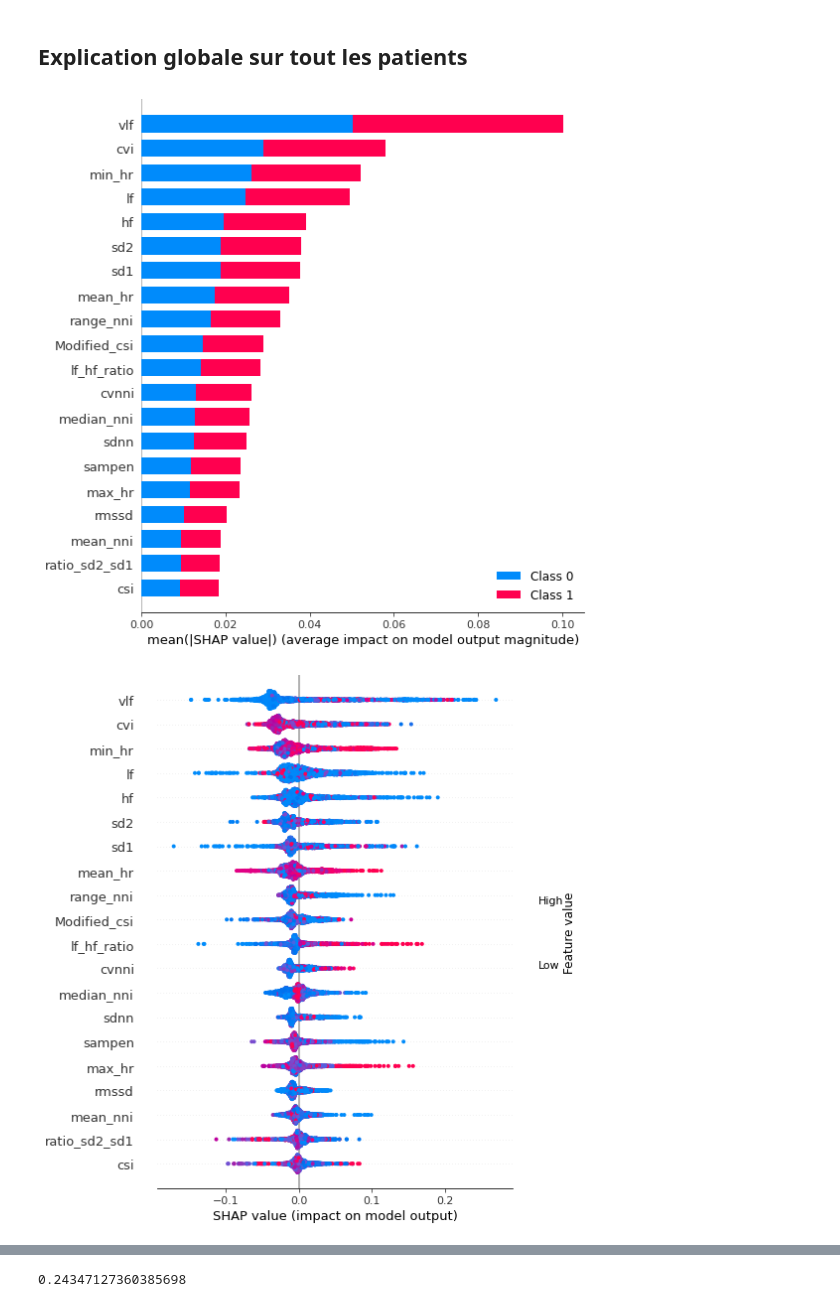
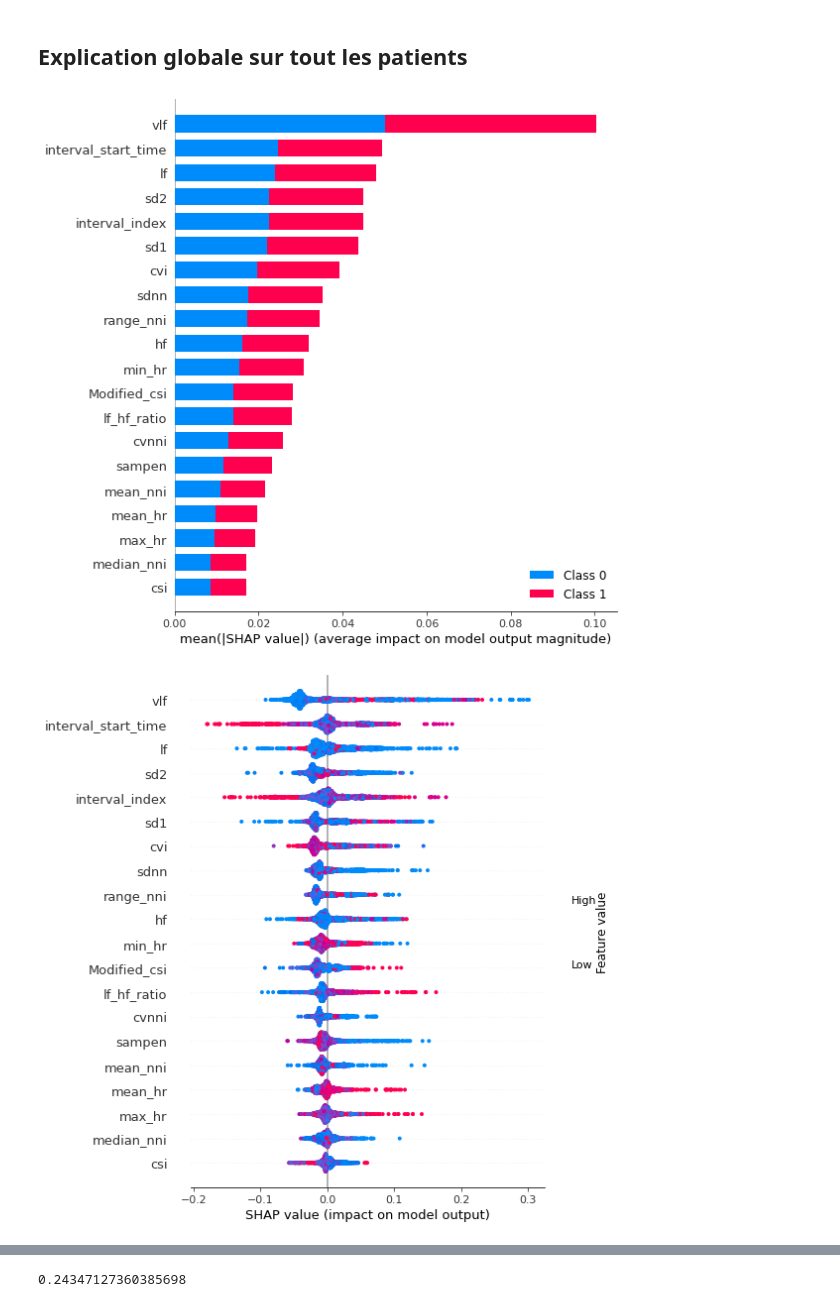
Before and after one commit to adcollin/LIME_SHAP, a Jupyter notebook: essai_SHAP.ipynb, the cells around one changed output, grey strips where cells are left out. Cells and saved outputs as stored; diff of their text form; code cells hidden in the pictures.

```diff
--- a/essai_SHAP.ipynb
+++ b/essai_SHAP.ipynb
@@ -36,19 +52,19 @@ Dropping of nuisance columns in DataFrame reductions (with 'numeric_only=None')
 # %%
-#Split du dataset entre train et test sets
+# Split du dataset entre train et test sets
 from sklearn.model_selection import train_test_split
-train_data, test_data = train_test_split(db, test_size=0.2, random_state =25)
+train_data, test_data = train_test_split(db, test_size=0.2, random_state=25)
 
-#élimination des features n'intervenant pas dans la ^rédiction
-X_train = train_data.drop('label', axis=1).drop('timestamp', axis=1).drop('interval_start_time', axis=1).drop('patient', axis=1)
-X_train = X_train.drop('filename', axis=1).drop('interval_index', axis=1)
-#séparation de la colonne contenant les label
+# élimination des features n'intervenant pas dans la ^rédiction
+X_train = train_data.drop('label', axis=1).drop('timestamp', axis=1).drop('patient', axis=1)
+X_train = X_train.drop('filename', axis=1)
+# séparation de la colonne contenant les label
 y_train = train_data['label']
-X_test = test_data.drop('label', axis=1).drop('timestamp', axis=1).drop('interval_start_time', axis=1).drop('patient', axis=1)
-X_test = X_test.drop('filename', axis=1).drop('interval_index', axis=1)
+X_test = test_data.drop('label', axis=1).drop('timestamp', axis=1).drop('patient', axis=1)
+X_test = X_test.drop('filename', axis=1)
 y_test = test_data['label']
 
 
-#print(X_train.isnull().values.any())
-#print(y_train.isnull().values.any())
+# print(X_train.isnull().values.any())
+# print(y_train.isnull().values.any())
 #result = X_train.dtypes
-#print(result)
+# print(result)
@@ -75,12 +104,14 @@ KeyboardInterrupt:
 # %% [markdown]
 ## Explication globale sur tout les patients
 # %%
-shap.summary_plot(shap_values, X_test.values, plot_type="bar",feature_names=X_test.columns)
+shap.summary_plot(shap_values, X_test.values,
+                  plot_type="bar", feature_names=X_test.columns)
 # %% [output]
-[figure, old version]
+[figure, new version]
 # %%
-shap.summary_plot(shap_values[1], X_test.values,feature_names=X_test.columns,plot_type="dot")
+shap.summary_plot(shap_values[1], X_test.values,
+                  feature_names=X_test.columns, plot_type="dot")
 # shap.summary_plot(shap_values[1], X_test.values,feature_names=X_test.columns,plot_type="layered_violin")
 # %% [output]
-[figure, old version]
+[figure, new version]
 # %%
```
Also changed, not shown: parts of 22 cells of this notebook.
